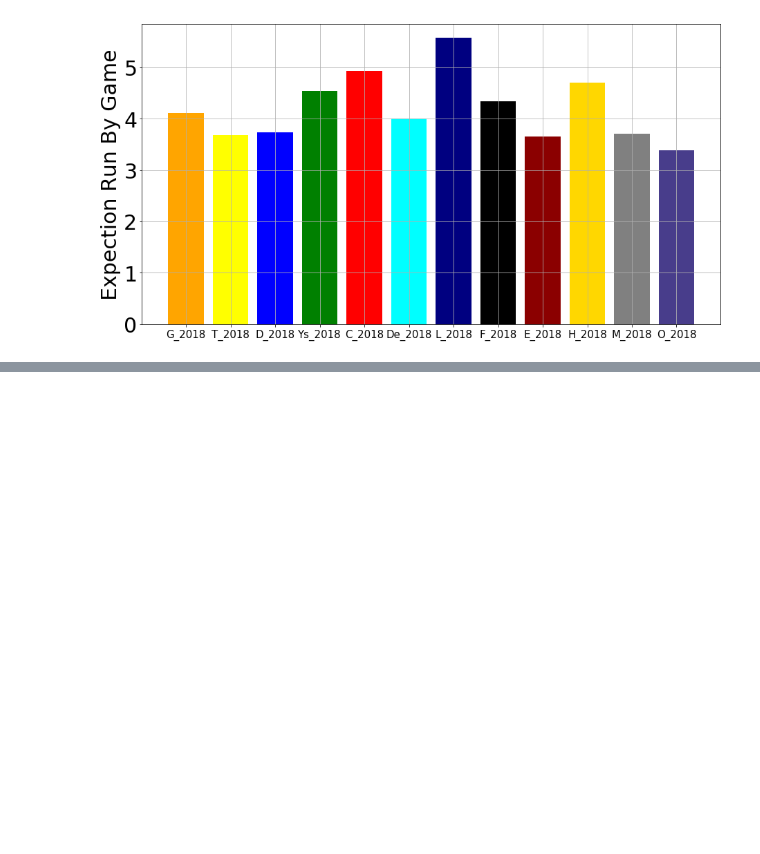
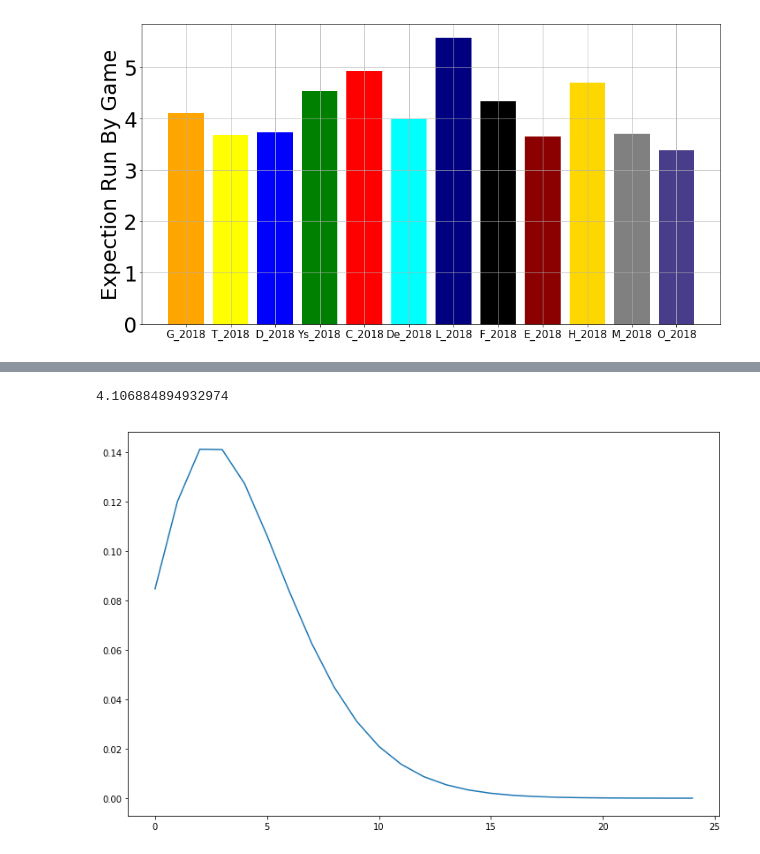
Before and after one commit to Toroi0610/Baseball, a Jupyter notebook: Markov_process.ipynb, the cells around one changed output, grey strips where cells are left out. Cells and saved outputs as stored; diff of their text form; code cells hidden in the pictures; blank space fills up the shorter version.

```diff
--- a/Markov_process.ipynb
+++ b/Markov_process.ipynb
@@ -701,0 +1029,7 @@ plt.show()
+# %%
+# 確率を計算するチームを決定
+folder = "data_csv/batting_number_data/"
+
+# 打順別成績のロード
+table = pd.read_csv(folder+"NPB_2018_batting_average.csv", index_col="INDEX")
+table.head(10)
@@ -701,0 +1049,24 @@ plt.show()
+# %%
+# 式(30)のR_max
+R_max = 25
+
+# 計算を終える状態24の確率
+end_prob = 1 - 1e-6
+
+ERBGs = []
+Run_probs = []
+# 式(3)のP
+P = make_prob_matrix_runner_condition(table, runner_condition_table)
+
+# 得点期待値と得点の確率分布
+ERBG, Run_prob = cal_ERBG(P, R_max, end_prob)
+# %%
+ERBG
+# %% [output]
+4.106884894932974
+# %%
+fig, ax = plt.subplots(1, 1, figsize=(12, 8))
+ax.plot(Run_prob)
+plt.show()
+# %% [output]
+[figure, added]
```
Also changed, not shown: parts of 22 cells of this notebook.
